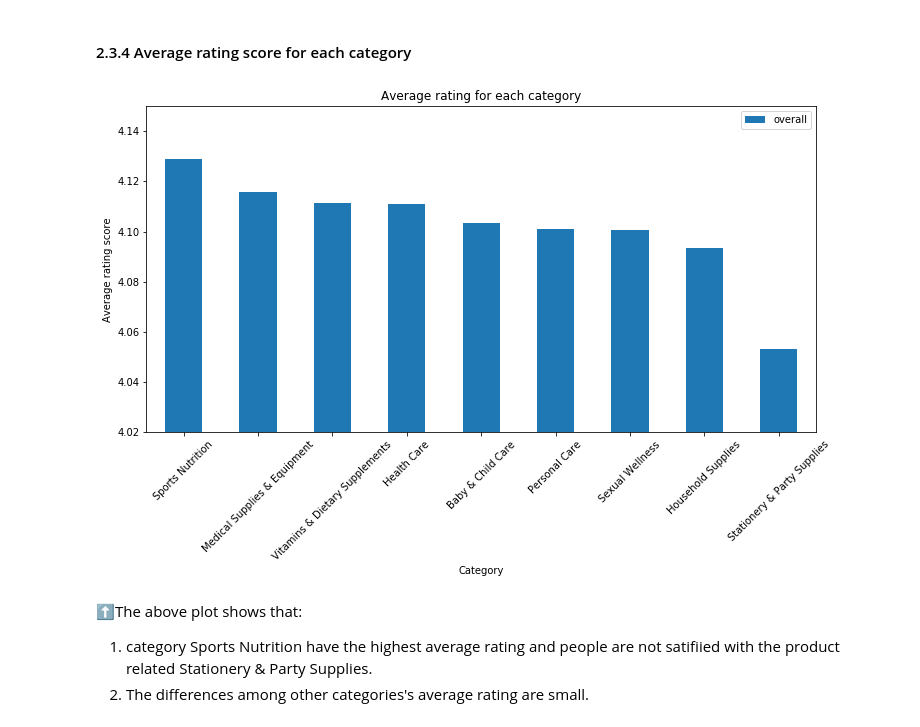
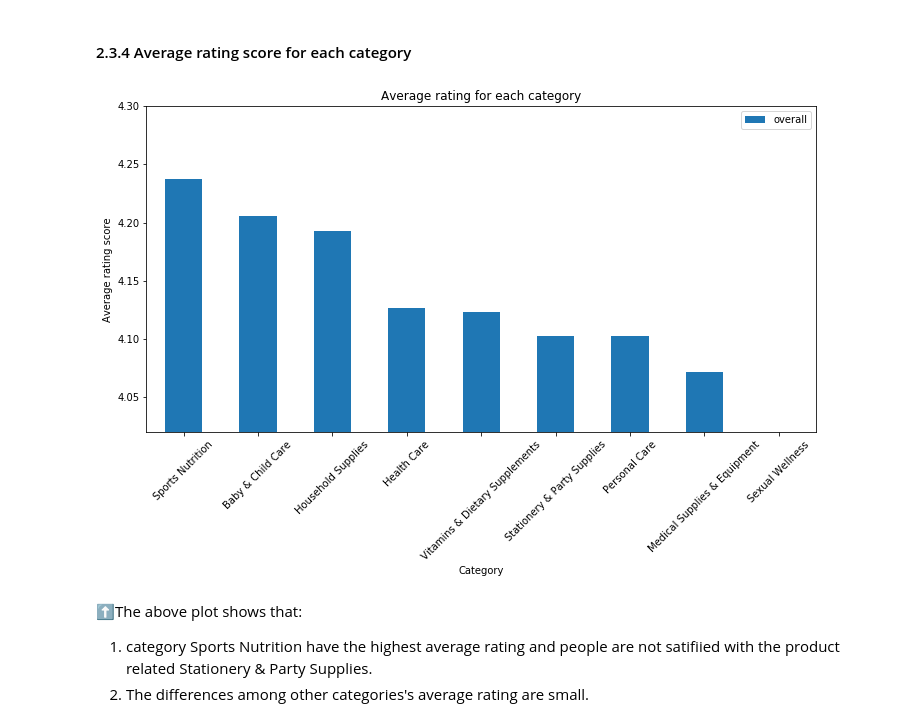
Before and after one commit to epfl-ada-2018/ada007project, a Jupyter notebook: Final_notebook.ipynb, the cells around one changed output. Drawn from its saved outputs; the diff is of its cells as text; code cells hidden in the pictures.

````diff
--- a/Final_notebook.ipynb
+++ b/Final_notebook.ipynb
@@ -667,9 +656,9 @@ print( 'Missing rate of 2nd sub-categories is {:.2f}%'.format(missing_2nd*100))
 # %% [output]
 Missing rate of 2nd sub-categories is 2.80%
 # %%
-df_health_category['asin'] = df_health_merge_review.asin
-df_health_category['overall'] = df_health_merge_review.overall
-df_health_category['time'] = df_health_merge_review.ReviewTime
+df_health_category.loc[:,'asin'] = df_health_merge_review.asin.values
+df_health_category.loc[:,'overall'] = df_health_merge_review.overall.values
+df_health_category.loc[:,'time'] = df_health_merge_review.ReviewTime.values
 # %% [markdown]
 - ```Groupby``` the 2nd sub-categories and calculate the average rating and review quantity
 # %%
@@ -680,13 +669,13 @@ review_quantity = df_health_category.groupby('2nd')[['overall']].count().sort_va
 # %%
 _, ax1 = plt.subplots(figsize = (12,6))
 rating_avg.plot.bar(ax=ax1,rot=45)
 ax1.set_xlabel('Category')
 ax1.set_ylabel('Average rating score')
 plt.title('Average rating for each category')
-ax1.set_ylim(4.02,4.15)
+ax1.set_ylim(4.02,4.3)
 plt.show()
 # %% [output]
-[figure, old version]
+[figure, new version]
 # %% [markdown]
 ⬆The above plot shows that:
 1. category Sports Nutrition have the highest average rating and people are not satifiied with the product related Stationery & Party Supplies.
````
Also changed, not shown: parts of 16 cells of this notebook.
